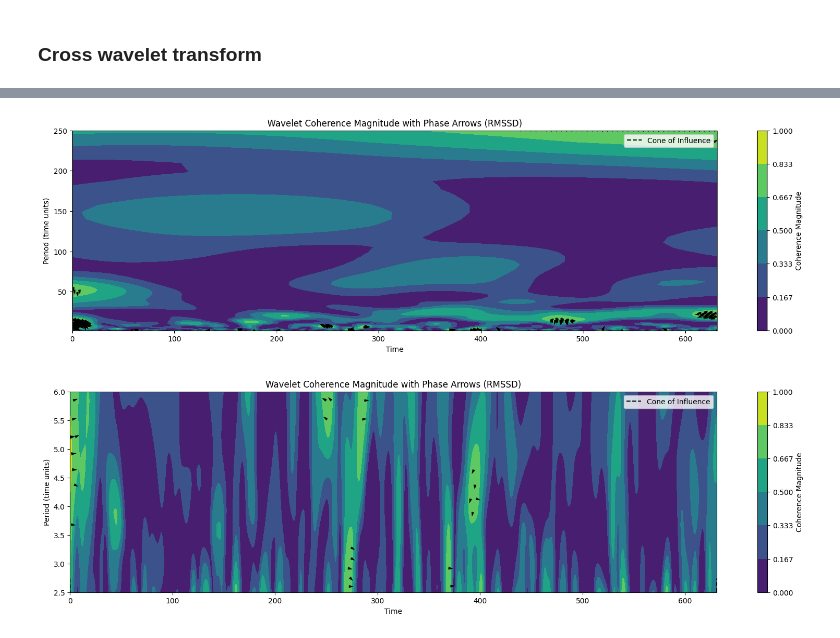
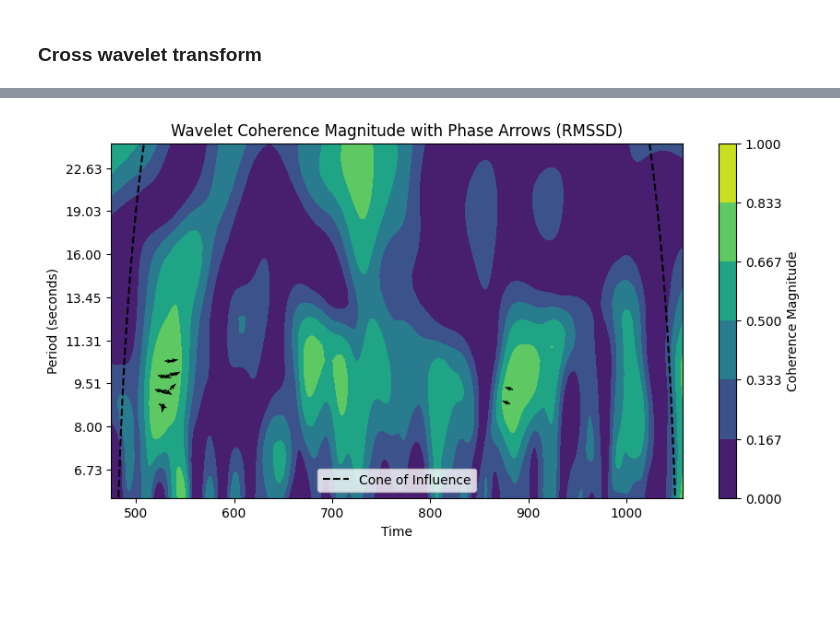
Before and after one commit to ynwtnb/linkage_analysis_pilot, a Jupyter notebook: script/wavelet_analysis.ipynb, the cells around one changed output, grey strips where cells are left out. Saved outputs shown, nothing was run; the diff lists cells and outputs as text; code cells hidden in the pictures; blank space fills up the shorter version.

```diff
--- a/script/wavelet_analysis.ipynb
+++ b/script/wavelet_analysis.ipynb
@@ -388,0 +716,20 @@ NOTE: WCT significance loaded from cache.
+# %%
+wct_surrogate = []
+
+for pair_i in range(len(surrogate_pairs)):
+    print(f'Processing pair {pair_i+1}/{len(surrogate_pairs)}')
+    session1 = surrogate_pairs.loc[pair_i, 'session1']
+    condition1 = surrogate_pairs.loc[pair_i, 'condition1']
+    person1 = surrogate_pairs.loc[pair_i, 'person1']
+    session2 = surrogate_pairs.loc[pair_i, 'session2']
+    condition2 = surrogate_pairs.loc[pair_i, 'condition2']
+    person2 = surrogate_pairs.loc[pair_i, 'person2']
+    print(f'    {session1} {condition1} {person1} vs {session2} {condition2} {person2}')
+
+    max_idx = min(len(standardized_rmssd_all[session1][condition1][person1]), len(standardized_rmssd_all[session2][condition2][person2]))
+    try:
+        wct, awct, coi, freq, sig = wavelet.wct(standardized_rmssd_all[session1][condition1][person1][:max_idx], standardized_rmssd_all[session2][condition2][person2][:max_idx], dt, dj=dj, s0=s0, J=-1, sig=False, wavelet=mother, normalize=True)
+        wct_surrogate.append(wct)
+    except:
+        print(f'    Error in {session1} {condition1} {person1} vs {session2} {condition2} {person2}')
+        pass
@@ -404,5 +769,11 @@ plt.show()
+# %%
+with open('../data/surrogate_wavelet_coherence_hrv.npy', 'wb') as f:
+    np.save(f, wct_surrogate_concatenated)
+with open('../data/hrv_95_percentile.txt', 'w') as f:
+    f.write(str(percentile_95_hrv))
 # %% [markdown]
 ### Cross wavelet transform
 # %%
-condition_no = 2
-wct_rmssd, awct_rmssd, coi_rmssd, freq_rmssd, sig_rmssd = wavelet.wct(standardized_rmssd[condition_no]['hrv_rmssd_p1'], standardized_rmssd[condition_no]['hrv_rmssd_p2'], dt, dj=dj, s0=s0, J=-1, sig=True, wavelet=mother, normalize=True)
+session = 'NY'
+condition = 'negative'
+wct_rmssd, awct_rmssd, coi_rmssd, freq_rmssd, sig_rmssd = wavelet.wct(standardized_rmssd[session][condition]['hrv_rmssd_p1'], standardized_rmssd[session][condition]['hrv_rmssd_p2'], dt, dj=dj, s0=s0, J=-1, sig=False, wavelet=mother, normalize=True)
@@ -410,0 +780,2 @@ NOTE: WCT significance loaded from cache.
+# %%
+t = standardized_rmssd[session][condition]['time'].values
@@ -411,8 +787,5 @@ NOTE: WCT significance loaded from cache.
 # %%
-plot_wavelet_result(p1_series=standardized_rmssd[condition_no]['hrv_rmssd_p1'], threshold=percentile_95_hrv, wct=wct_rmssd, awct=awct_rmssd, coi=coi_rmssd, freq=freq_rmssd, modality='RMSSD', ylim_low=2, ylim_high=250)
+plot_wavelet_result(threshold=percentile_95_hrv, t=t, wct=wct_rmssd, awct=awct_rmssd, coi=coi_rmssd, freq=freq_rmssd, modality='RMSSD', ylim_low=6, ylim_high=25)
+plt.savefig(f'../result/{session}_{condition}_rmssd_LF.png')
 # %% [output]
-[figure, old version]
+[figure, new version]
-# %%
-plot_wavelet_result(p1_series=standardized_rmssd[condition_no]['hrv_rmssd_p1'], threshold=percentile_95_hrv, wct=wct_rmssd, awct=awct_rmssd, coi=coi_rmssd, freq=freq_rmssd, modality='RMSSD', ylim_low=2.5, ylim_high=6)
-# %% [output]
-[figure, removed]
```
Also changed, not shown: parts of 79 cells of this notebook, 51 other files.
